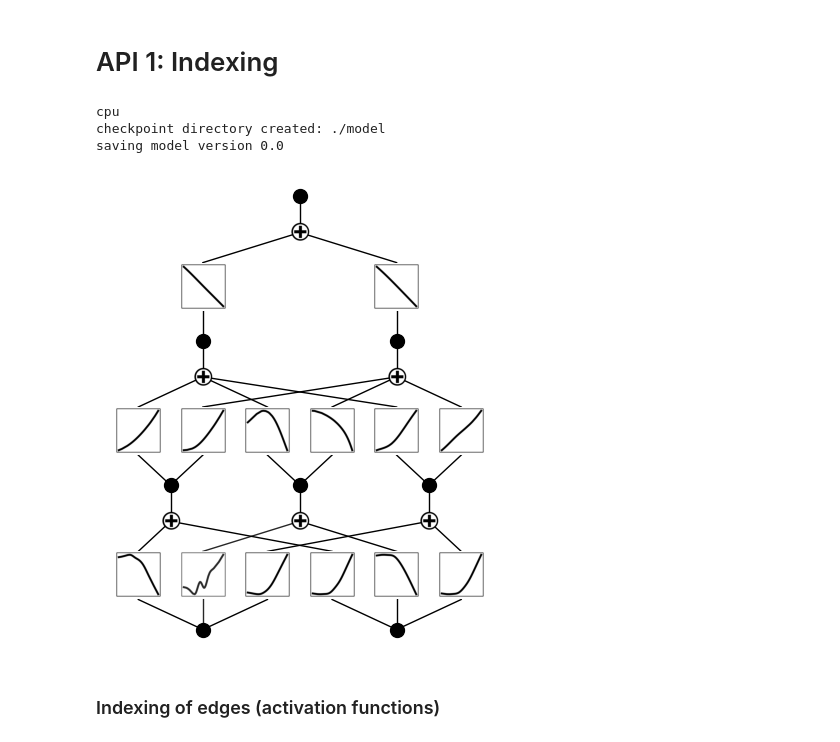
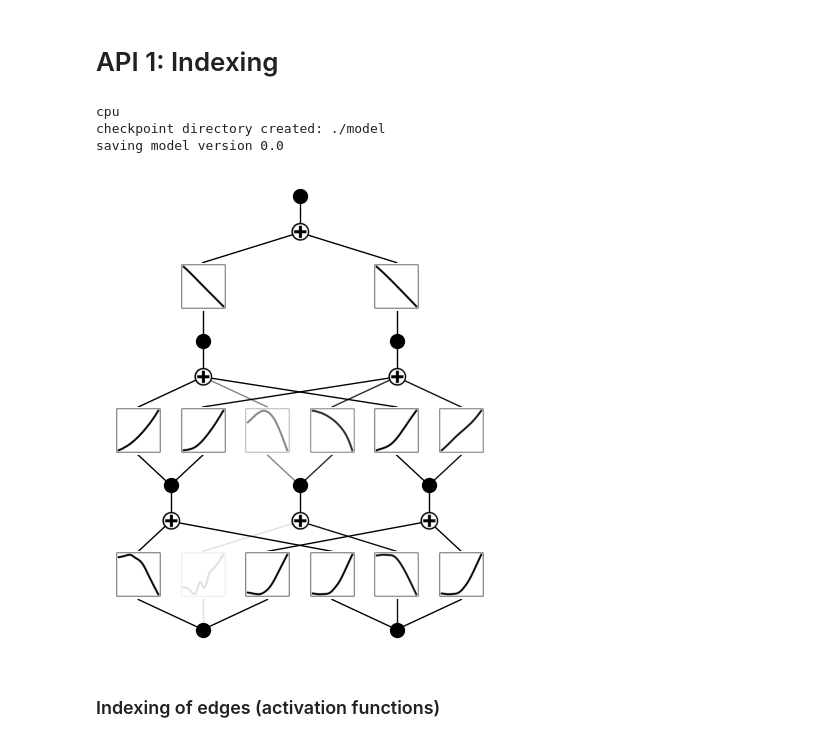
Before and after one commit to MGTUc/KANinitialization, a Jupyter notebook: tutorials/API_demo/API_1_indexing.ipynb, the cells around one changed output. Cells and saved outputs as stored; diff of their text form; code cells hidden in the pictures.

```diff
--- a/tutorials/API_demo/API_1_indexing.ipynb
+++ b/tutorials/API_demo/API_1_indexing.ipynb
@@ -3,23 +3,23 @@
 # %%
 from kan import *
 
 device = torch.device('cuda' if torch.cuda.is_available() else 'cpu')
 print(device)
 
 model = KAN(width=[2,3,2,1], noise_scale=0.3, device=device)
 x = torch.normal(0,1,size=(100,2)).to(device)
 model(x);
-beta = 100
+beta = 10
 model.plot(beta=beta)
 # [2,3,2,1] means 2 input nodes
 # 3 neurons in the first hidden layer,
 # 2 neurons in the second hidden layer,
 # 1 output node
 # %% [output]
 cpu
 checkpoint directory created: ./model
 saving model version 0.0
-[figure, old version]
+[figure, new version]
 # %% [markdown]
 ### Indexing of edges (activation functions)
 # %% [markdown]
```
Also changed, not shown: 10 other files.
